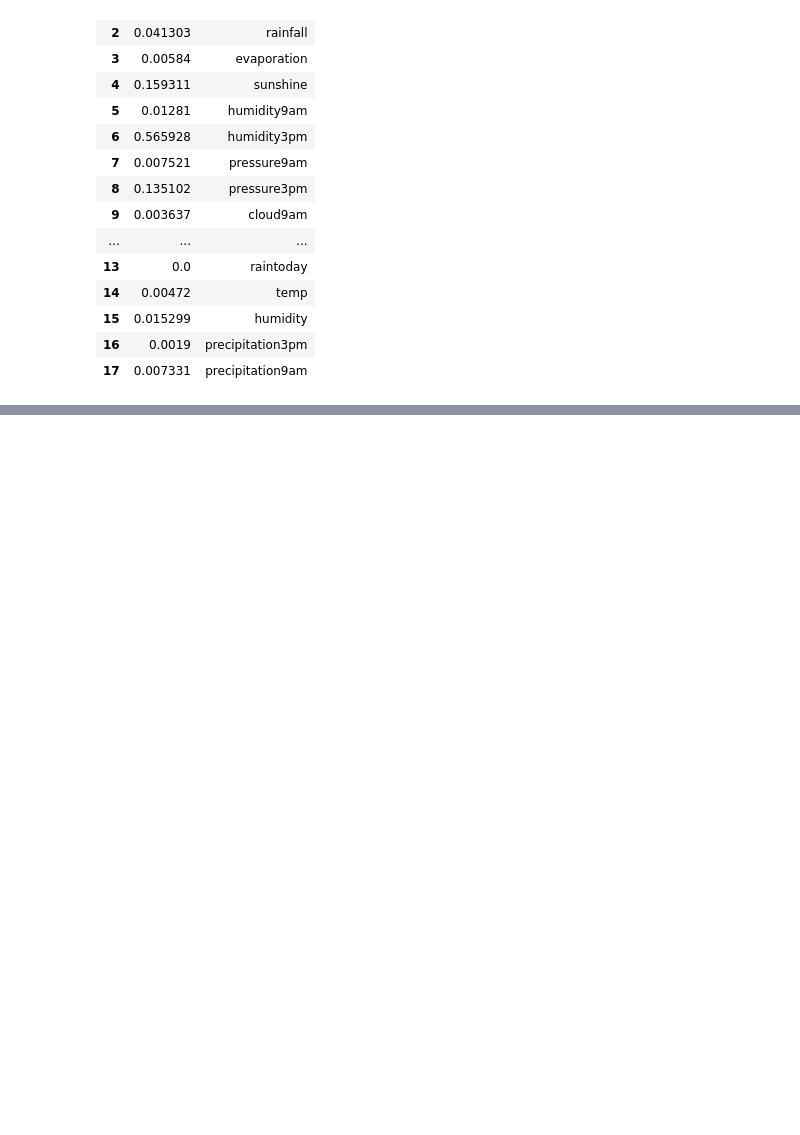
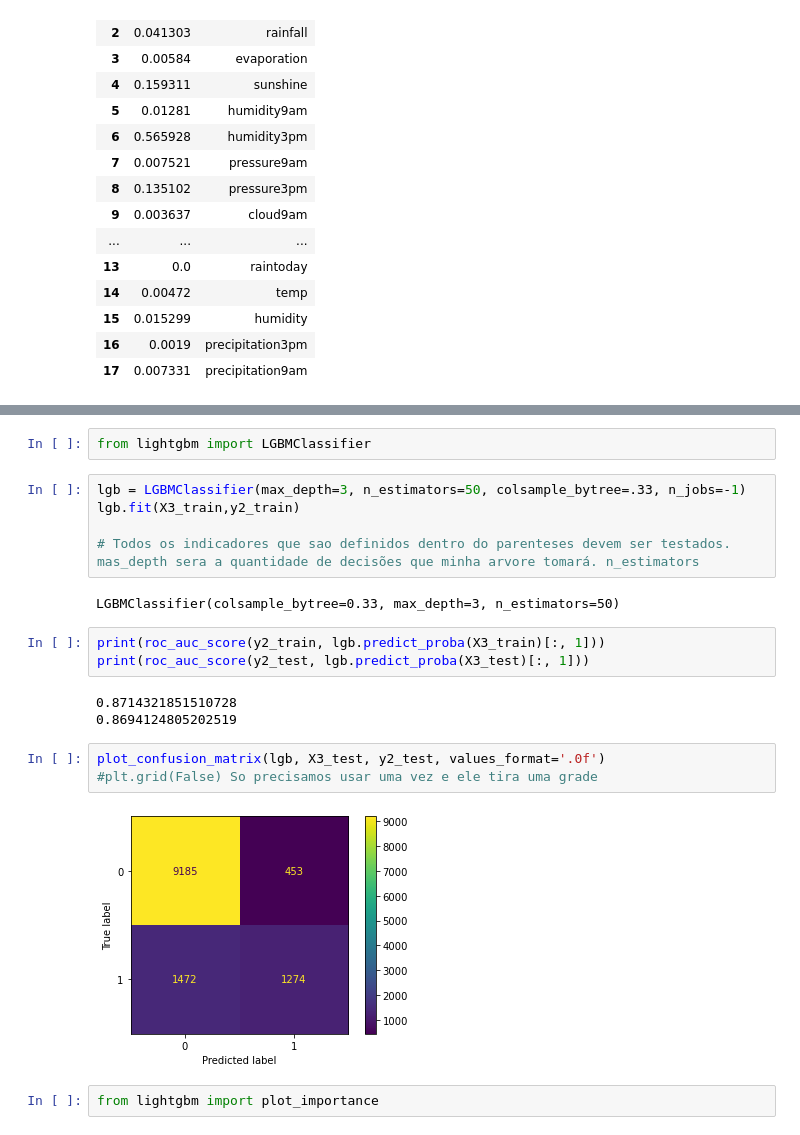
Before and after one commit to belastephan/Will-It-Rain-Tomorrow, a Jupyter notebook: Will It Rain Tomorrow.ipynb, the cells around one changed output, grey strips where cells are left out. Saved outputs shown, nothing was run; the diff lists cells and outputs as text; blank space fills up the shorter version.

```diff
--- a/Will It Rain Tomorrow.ipynb
+++ b/Will It Rain Tomorrow.ipynb
@@ -394,0 +457,22 @@ pd.DataFrame([tree4.feature_importances_,X3.columns]).T
+# %%
+from lightgbm import LGBMClassifier
+# %%
+lgb = LGBMClassifier(max_depth=3, n_estimators=50, colsample_bytree=.33, n_jobs=-1)
+lgb.fit(X3_train,y2_train)
+
+# Todos os indicadores que sao definidos dentro do parenteses devem ser testados. mas_depth sera a quantidade de decisões que minha arvore tomará. n_estimators
+# %% [output]
+LGBMClassifier(colsample_bytree=0.33, max_depth=3, n_estimators=50)
+# %%
+print(roc_auc_score(y2_train, lgb.predict_proba(X3_train)[:, 1]))
+print(roc_auc_score(y2_test, lgb.predict_proba(X3_test)[:, 1]))
+# %% [output]
+0.8714321851510728
+0.8694124805202519
+# %%
+plot_confusion_matrix(lgb, X3_test, y2_test, values_format='.0f')
+#plt.grid(False) So precisamos usar uma vez e ele tira uma grade
+# %% [output]
+[figure, added]
+# %%
+from lightgbm import plot_importance
```
Also changed, not shown: parts of 32 cells of this notebook.
